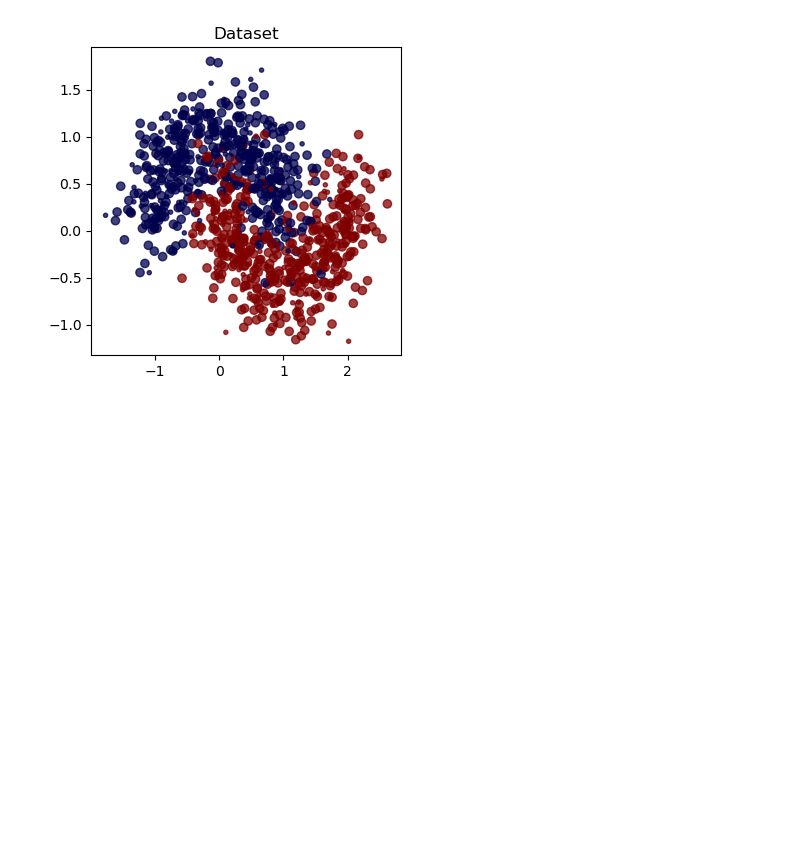
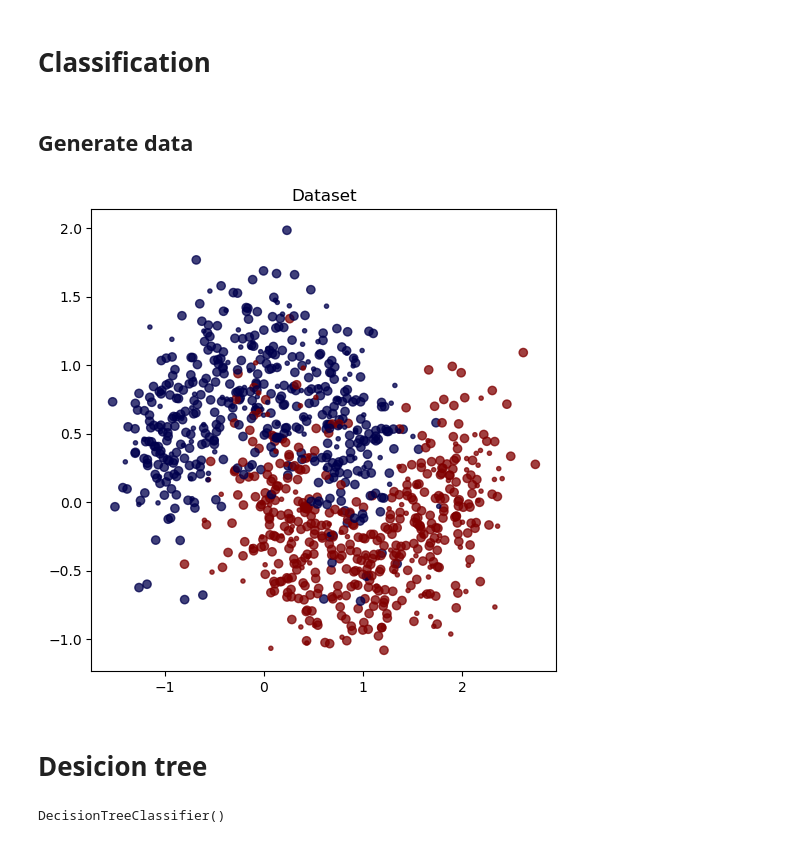
Before and after one commit to iliatarasov/machine-learning-algorithms-from-scratch, a Jupyter notebook: machine learning algorithms from scratch.ipynb, the cells around one changed output. Cells and saved outputs as stored; diff of their text form; code cells hidden in the pictures; blank space fills up the shorter version.

Commit message:
add desicion tree

```diff
--- a/machine learning algorithms from scratch.ipynb
+++ b/machine learning algorithms from scratch.ipynb
@@ -6,25 +6,44 @@ from sklearn.model_selection import train_test_split
 from utils.plot import compare_classifiers
 
 %matplotlib inline
+# %% [markdown]
+# Classification
+# %% [markdown]
+## Generate data
 # %%
 X, y = make_moons(n_samples=1000, noise=0.3)
 # convert labels from {0, 1} to {-1, 1}
 y[y == 0] = -1
 # generate data samples
 X_train, X_test, y_train, y_test = train_test_split(X, y, test_size=0.2)
 
 x_min, x_max = X[:, 0].min() - .5, X[:, 0].max() + .5
 y_min, y_max = X[:, 1].min() - .5, X[:, 1].max() + .5
 xx, yy = np.meshgrid(np.linspace(x_min, x_max, 30),
                      np.linspace(y_min, y_max, 30))
 
 cmap = 'seismic'
-plt.figure(figsize=(4, 4))
+plt.figure(figsize=(6, 6))
 plt.scatter(X_train[:, 0], X_train[:, 1],
             c=y_train, cmap=cmap, alpha=0.75)
 plt.scatter(X_test[:, 0], X_test[:, 1],
             marker='.', c=y_test, cmap=cmap, alpha=0.75)
 plt.title('Dataset')
 plt.show()
 # %% [output]
-[figure, old version]
+[figure, new version]
+# %% [markdown]
+# Desicion tree
+# %%
+from my_models.desicion_tree import MyDT
+from sklearn.tree import DecisionTreeClassifier
+
+data = np.hstack((X_train, y_train.reshape(y_train.shape[0], 1)))
+
+dt = MyDT()
+dt.fit(data)
+
+dt_sklearn = DecisionTreeClassifier()
+dt_sklearn.fit(X_train, y_train)
+# %% [output]
+DecisionTreeClassifier()
```
Also changed, not shown: parts of 6 cells of this notebook, 2 other files.
